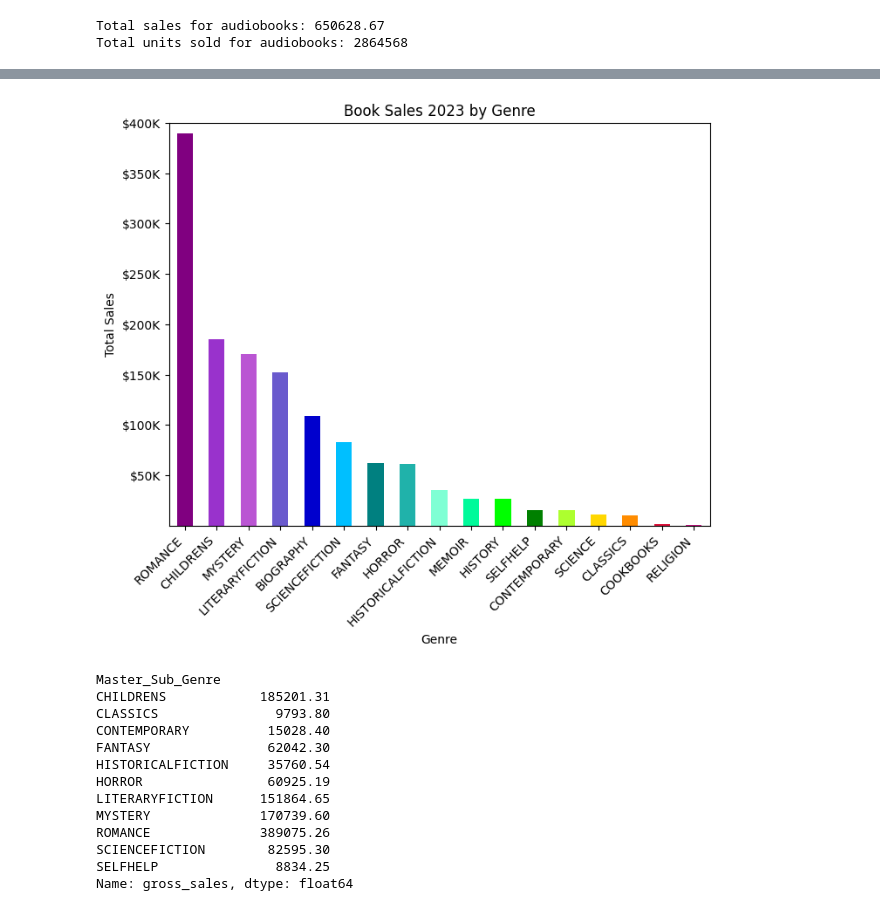
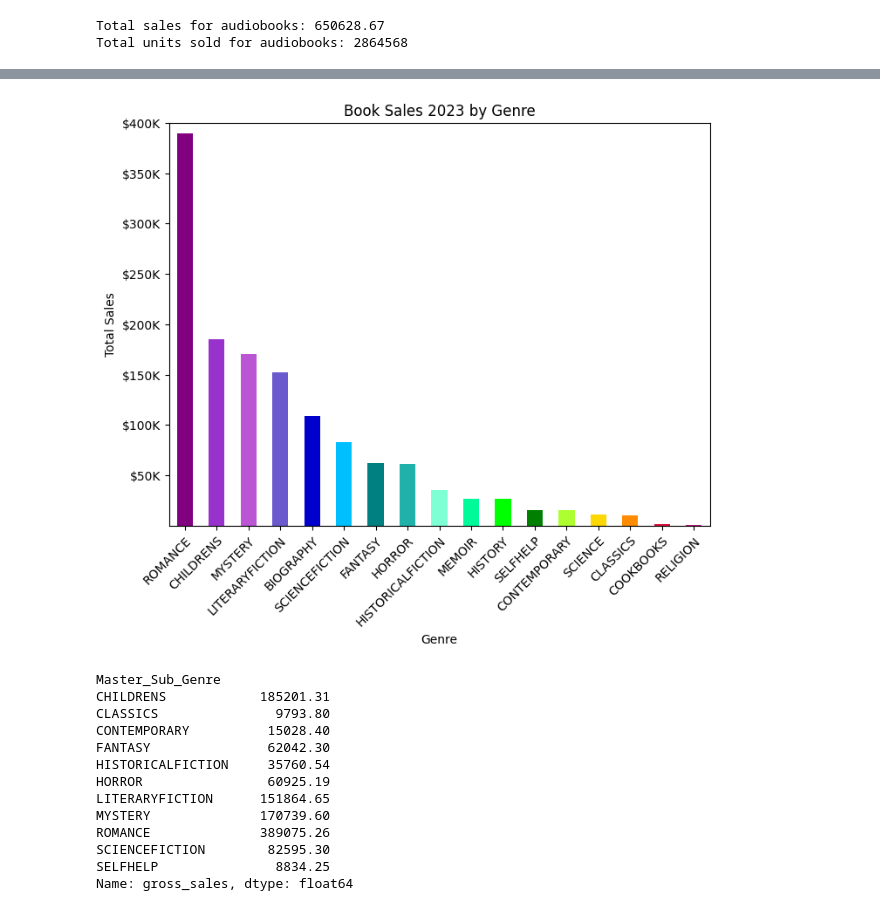
Before and after one commit to ammabe1/Publish-Me---Release-Assistant, a Jupyter notebook: Publish_Me Release_Assistant.ipynb, the cells around one changed output, grey strips where cells are left out. Drawn from its saved outputs; the diff is of its cells as text; code cells hidden in the pictures.

```diff
--- a/Publish_Me Release_Assistant.ipynb
+++ b/Publish_Me Release_Assistant.ipynb
@@ -1223,31 +1164,32 @@ Name: gross_sales, dtype: float64
 # %%
 # chart book sales by sub-genre
 # #grouped_data = df.groupby('Category')['Value'].sum()
 Sub_genres_grouped_by = Full_Book_Details_mod2.groupby('Master_Sub_Genre')['gross_sales'].sum()
 
 # # Plot the grouped data as a bar chart
 # Sub_genres_grouped_by.plot(kind='bar', title='Book Sales by Sub Genre')
 # plt.xlabel('Master_Sub_Genre')
 # plt.ylabel('Sales Totals')
 # plt.show()
 
 colors = ['purple','darkorchid','mediumorchid','slateblue','mediumblue','deepskyblue','teal','lightseagreen','aquamarine','mediumspringgreen','lime','green','greenyellow','gold','darkorange','crimson','mediumvioletred']
 
 fig, ax = plt.subplots(figsize=(8,6))
 Sub_genres_grouped_by.sort_values(ascending=False).plot(kind='bar', color=colors)
 labels = ax.get_xticklabels()
 plt.setp(labels,
           rotation = 45,
-          horizontalalignment='right')
+          horizontalalignment='right',
+          wrap=True)
 ax.set(ylim=[10,400000],
        ylabel='Total Sales', xlabel='Genre',
        title='Book Sales 2023 by Genre')
 ax.yaxis.set_major_formatter(currency)
 
 plt.savefig('barplot_2023_Genre_Booksales.png')
 plt.show()
 # %% [output]
-[figure, old version]
+[figure, new version]
 # %%
 fiction.groupby(['Master_Sub_Genre'], sort=True)['gross_sales'].sum()
 # %% [output]
```
Also changed, not shown: parts of 19 cells of this notebook, 1 other file.
